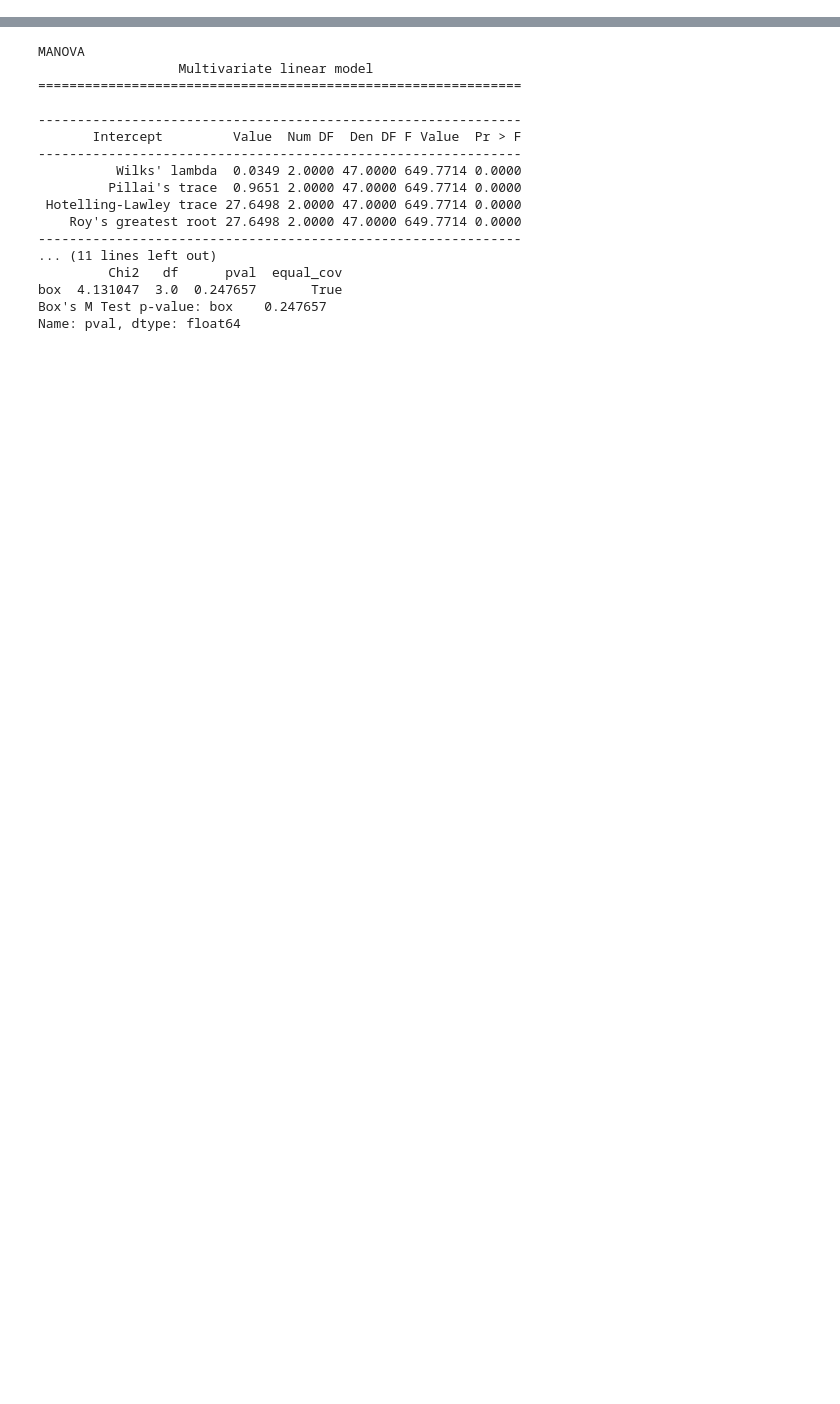
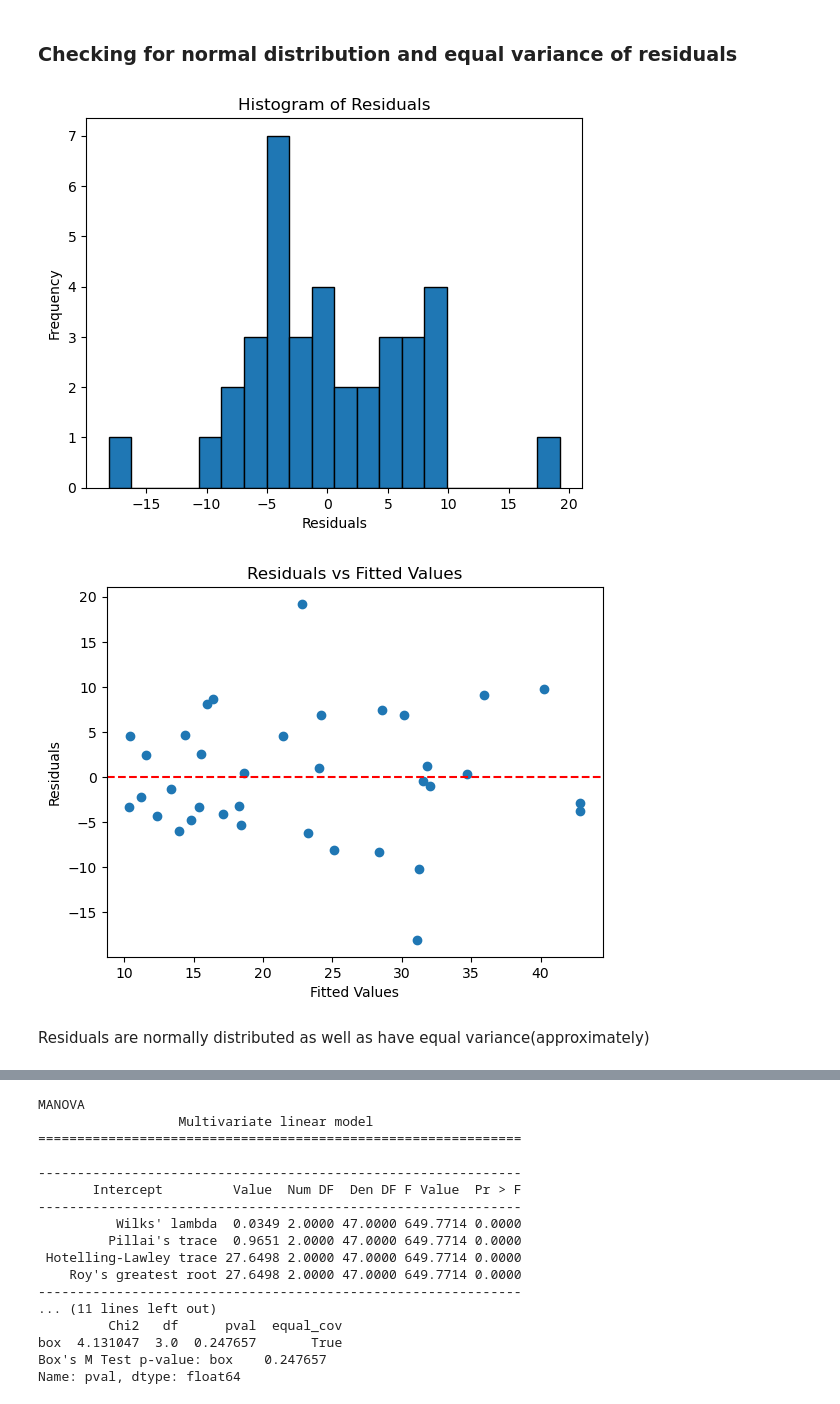
Before and after one commit to Data-200-Class/Data200, a Jupyter notebook: Week2/ancova.ipynb, the cells around one changed output, grey strips where cells are left out. Drawn from its saved outputs; the diff is of its cells as text; code cells hidden in the pictures; blank space fills up the shorter version.

```diff
--- a/Week2/ancova.ipynb
+++ b/Week2/ancova.ipynb
@@ -12,0 +74,3 @@ df.sample(5)
+# %%
+model = smf.ols("Scores ~ C(Method)+ Income + BMI", data=df).fit()
+print(model.summary())
@@ -12,0 +95,25 @@ df.sample(5)
+# %% [markdown]
+### Checking for normal distribution and equal variance of residuals
+# %%
+residuals = model.resid
+
+# Histogram of residuals
+plt.hist(residuals, bins=20, edgecolor='k')
+plt.title('Histogram of Residuals')
+plt.xlabel('Residuals')
+plt.ylabel('Frequency')
+plt.show()
+
+# Plot residuals vs fitted values
+fitted_values = model.fittedvalues
+plt.scatter(fitted_values, residuals)
+plt.axhline(0, color='red', linestyle='--')
+plt.title('Residuals vs Fitted Values')
+plt.xlabel('Fitted Values')
+plt.ylabel('Residuals')
+plt.show()
+# %% [output]
+[figure, added]
+[figure, added]
+# %% [markdown]
+Residuals are normally distributed as well as have equal variance(approximately)
```
Also changed, not shown: parts of 35 cells of this notebook.
